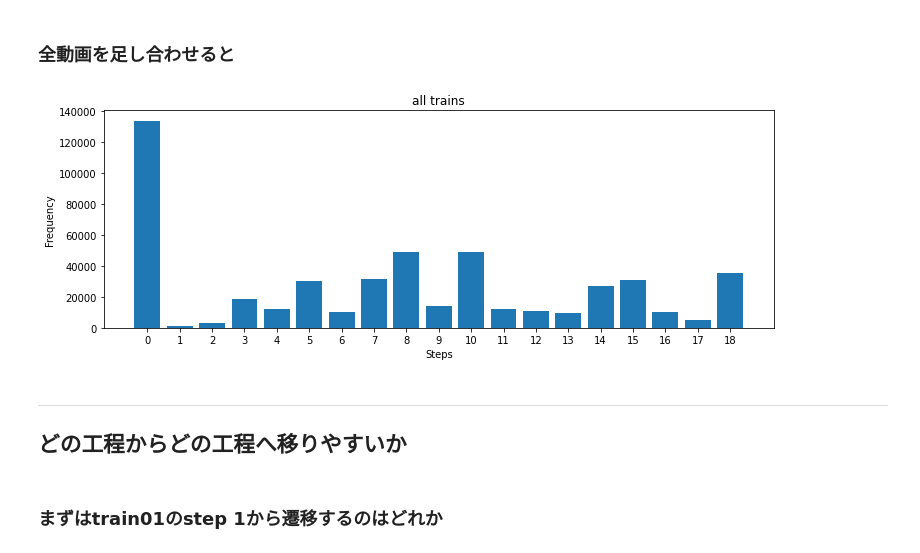
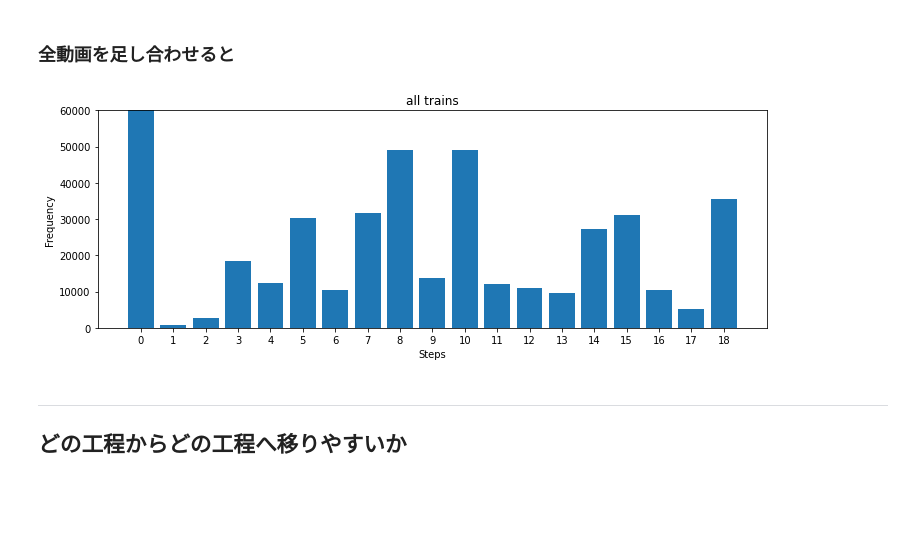
Before and after one commit to yumion/cataractsWorkflow, a Jupyter notebook: notebooks/eda.ipynb, the cells around one changed output. Cells and saved outputs as stored; diff of their text form; code cells hidden in the pictures; blank space fills up the shorter version.

```diff
--- a/notebooks/eda.ipynb
+++ b/notebooks/eda.ipynb
@@ -198,17 +198,16 @@ for csv_path in train_annos:
 # %%
 plt.figure(figsize=(12, 4))
 plt.gca().get_xaxis().set_major_locator(ticker.MaxNLocator(integer=True))  # 横軸目盛を整数に
 
 plt.bar(np.arange(19), all_cnts)
 plt.title('all trains')
 plt.xlabel('Steps')
 plt.ylabel('Frequency')
 plt.xticks(np.arange(0, 19, 1))  # 横軸目盛を明示的につける
+plt.ylim(0, 60000)
 plt.show()
 # %% [output]
-[figure, old version]
+[figure, new version]
 # %% [markdown]
 ---
 ## どの工程からどの工程へ移りやすいか
-# %% [markdown]
-### まずはtrain01のstep 1から遷移するのはどれか
```
Also changed, not shown: parts of 11 cells of this notebook.
